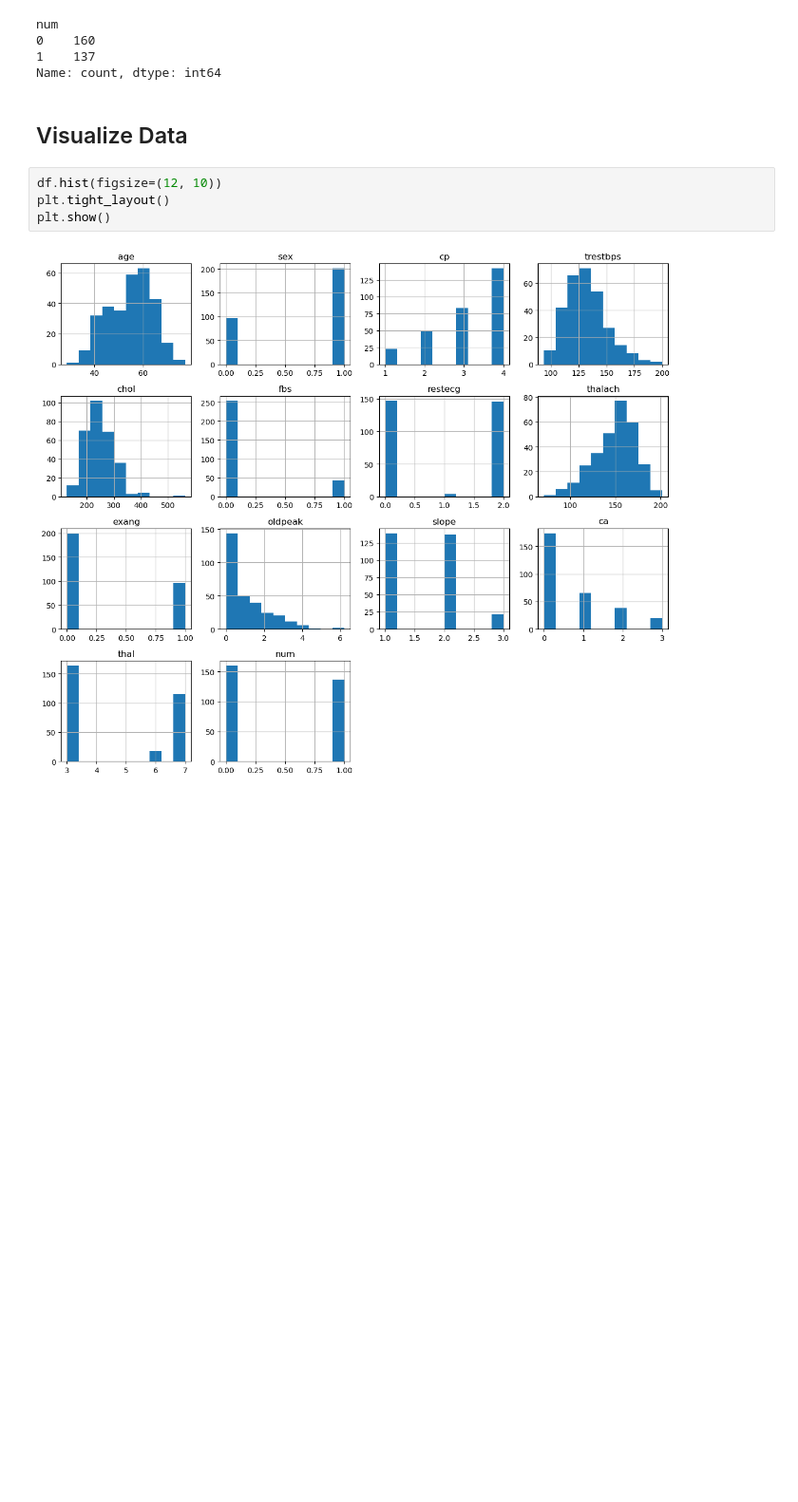
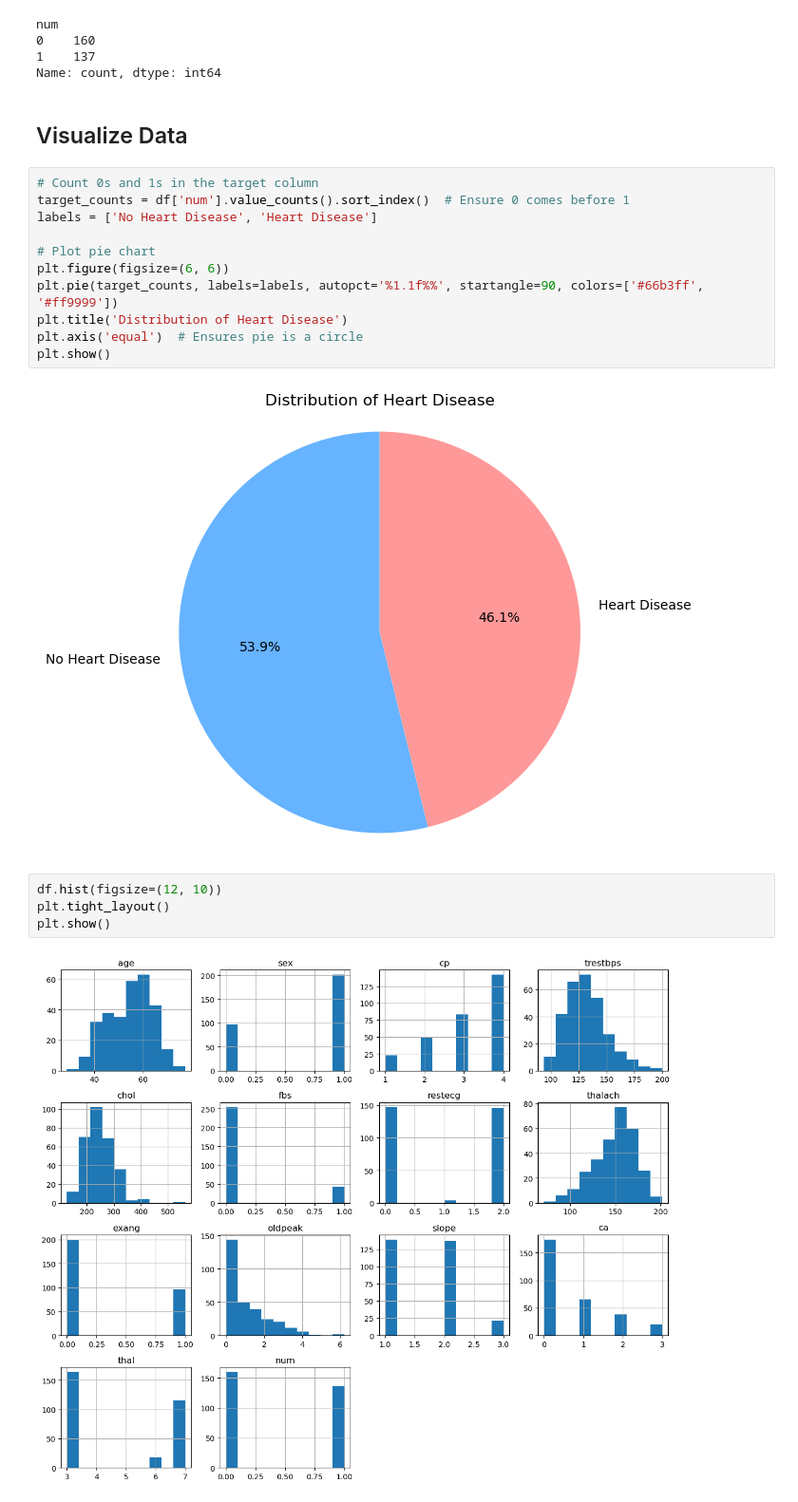
Before and after one commit to virakden/decision-tree-ranfor, a Jupyter notebook: decision-tree.ipynb, the cells around one changed output. Shown at 95% size. Cells and saved outputs as stored; diff of their text form; blank space fills up the shorter version.

```diff
--- a/decision-tree.ipynb
+++ b/decision-tree.ipynb
@@ -126,6 +145,19 @@ num
 Name: count, dtype: int64
 # %% [markdown]
 ## Visualize Data
+# %%
+# Count 0s and 1s in the target column
+target_counts = df['num'].value_counts().sort_index()  # Ensure 0 comes before 1
+labels = ['No Heart Disease', 'Heart Disease']
+
+# Plot pie chart
+plt.figure(figsize=(6, 6))
+plt.pie(target_counts, labels=labels, autopct='%1.1f%%', startangle=90, colors=['#66b3ff', '#ff9999'])
+plt.title('Distribution of Heart Disease')
+plt.axis('equal')  # Ensures pie is a circle
+plt.show()
+# %% [output]
+[figure, added]
 # %%
 df.hist(figsize=(12, 10))
 plt.tight_layout()
```
Also changed, not shown: parts of 36 cells of this notebook, 21 other files.
